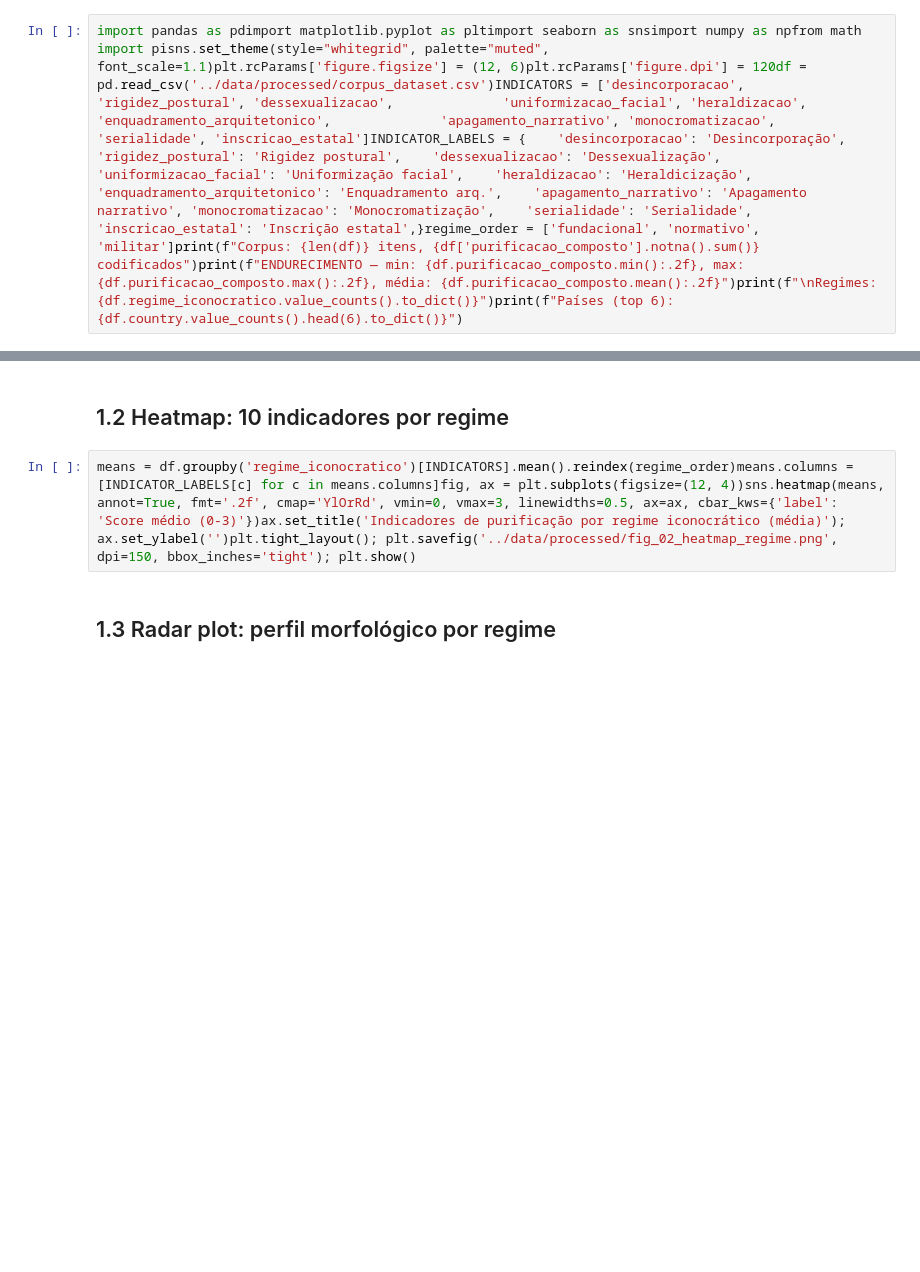
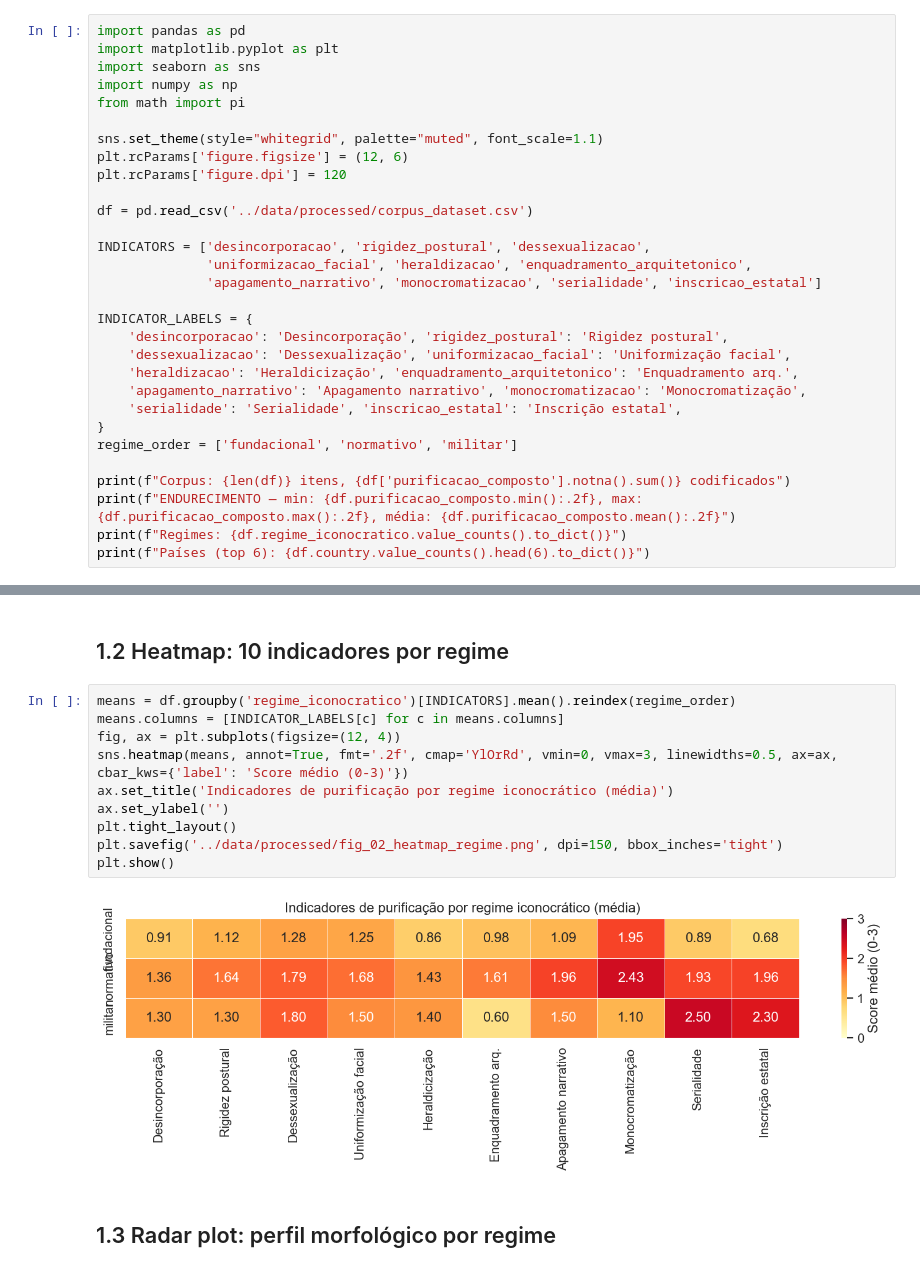
Before and after one commit to anavvanzin/iconocracy-corpus, a Jupyter notebook: notebooks/01_exploratory.ipynb, the cells around one changed output, grey strips where cells are left out. Saved outputs shown, nothing was run; the diff lists cells and outputs as text; blank space fills up the shorter version.

```diff
--- a/notebooks/01_exploratory.ipynb
+++ b/notebooks/01_exploratory.ipynb
@@ -3,2 +8,30 @@
 # %%
-import pandas as pdimport matplotlib.pyplot as pltimport seaborn as snsimport numpy as npfrom math import pisns.set_theme(style="whitegrid", palette="muted", font_scale=1.1)plt.rcParams['figure.figsize'] = (12, 6)plt.rcParams['figure.dpi'] = 120df = pd.read_csv('../data/processed/corpus_dataset.csv')INDICATORS = ['desincorporacao', 'rigidez_postural', 'dessexualizacao',              'uniformizacao_facial', 'heraldizacao', 'enquadramento_arquitetonico',              'apagamento_narrativo', 'monocromatizacao', 'serialidade', 'inscricao_estatal']INDICATOR_LABELS = {    'desincorporacao': 'Desincorporação', 'rigidez_postural': 'Rigidez postural',    'dessexualizacao': 'Dessexualização', 'uniformizacao_facial': 'Uniformização facial',    'heraldizacao': 'Heraldicização', 'enquadramento_arquitetonico': 'Enquadramento arq.',    'apagamento_narrativo': 'Apagamento narrativo', 'monocromatizacao': 'Monocromatização',    'serialidade': 'Serialidade', 'inscricao_estatal': 'Inscrição estatal',}regime_order = ['fundacional', 'normativo', 'militar']print(f"Corpus: {len(df)} itens, {df['purificacao_composto'].notna().sum()} codificados")print(f"ENDURECIMENTO — min: {df.purificacao_composto.min():.2f}, max: {df.purificacao_composto.max():.2f}, média: {df.purificacao_composto.mean():.2f}")print(f"\nRegimes: {df.regime_iconocratico.value_counts().to_dict()}")print(f"Países (top 6): {df.country.value_counts().head(6).to_dict()}")
+import pandas as pd
+import matplotlib.pyplot as plt
+import seaborn as sns
+import numpy as np
+from math import pi
+
+sns.set_theme(style="whitegrid", palette="muted", font_scale=1.1)
+plt.rcParams['figure.figsize'] = (12, 6)
+plt.rcParams['figure.dpi'] = 120
+
+df = pd.read_csv('../data/processed/corpus_dataset.csv')
+
+INDICATORS = ['desincorporacao', 'rigidez_postural', 'dessexualizacao',
+              'uniformizacao_facial', 'heraldizacao', 'enquadramento_arquitetonico',
+              'apagamento_narrativo', 'monocromatizacao', 'serialidade', 'inscricao_estatal']
+
+INDICATOR_LABELS = {
+    'desincorporacao': 'Desincorporação', 'rigidez_postural': 'Rigidez postural',
+    'dessexualizacao': 'Dessexualização', 'uniformizacao_facial': 'Uniformização facial',
+    'heraldizacao': 'Heraldicização', 'enquadramento_arquitetonico': 'Enquadramento arq.',
+    'apagamento_narrativo': 'Apagamento narrativo', 'monocromatizacao': 'Monocromatização',
+    'serialidade': 'Serialidade', 'inscricao_estatal': 'Inscrição estatal',
+}
+regime_order = ['fundacional', 'normativo', 'militar']
+
+print(f"Corpus: {len(df)} itens, {df['purificacao_composto'].notna().sum()} codificados")
+print(f"ENDURECIMENTO — min: {df.purificacao_composto.min():.2f}, max: {df.purificacao_composto.max():.2f}, média: {df.purificacao_composto.mean():.2f}")
+print(f"Regimes: {df.regime_iconocratico.value_counts().to_dict()}")
+print(f"Países (top 6): {df.country.value_counts().head(6).to_dict()}")
@@ -9,7 +76,17 @@ fig, axes = plt.subplots(1, 2, figsize=(14, 5))axes[0].hist(df['purificacao_comp
 # %% [markdown]
 ## 1.2 Heatmap: 10 indicadores por regime
 # %%
-means = df.groupby('regime_iconocratico')[INDICATORS].mean().reindex(regime_order)means.columns = [INDICATOR_LABELS[c] for c in means.columns]fig, ax = plt.subplots(figsize=(12, 4))sns.heatmap(means, annot=True, fmt='.2f', cmap='YlOrRd', vmin=0, vmax=3, linewidths=0.5, ax=ax, cbar_kws={'label': 'Score médio (0-3)'})ax.set_title('Indicadores de purificação por regime iconocrático (média)'); ax.set_ylabel('')plt.tight_layout(); plt.savefig('../data/processed/fig_02_heatmap_regime.png', dpi=150, bbox_inches='tight'); plt.show()
+means = df.groupby('regime_iconocratico')[INDICATORS].mean().reindex(regime_order)
+means.columns = [INDICATOR_LABELS[c] for c in means.columns]
+fig, ax = plt.subplots(figsize=(12, 4))
+sns.heatmap(means, annot=True, fmt='.2f', cmap='YlOrRd', vmin=0, vmax=3, linewidths=0.5, ax=ax, cbar_kws={'label': 'Score médio (0-3)'})
+ax.set_title('Indicadores de purificação por regime iconocrático (média)')
+ax.set_ylabel('')
+plt.tight_layout()
+plt.savefig('../data/processed/fig_02_heatmap_regime.png', dpi=150, bbox_inches='tight')
+plt.show()
+# %% [output]
+[figure, added]
 # %% [markdown]
 ## 1.3 Radar plot: perfil morfológico por regime
 # %%
```
Also changed, not shown: parts of 5 cells of this notebook, 13 other files.
